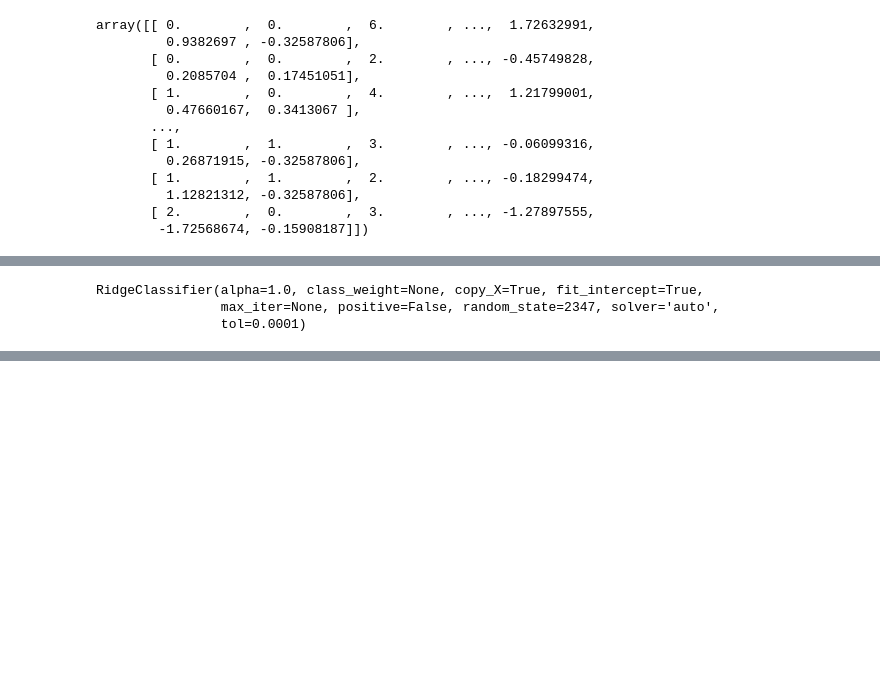
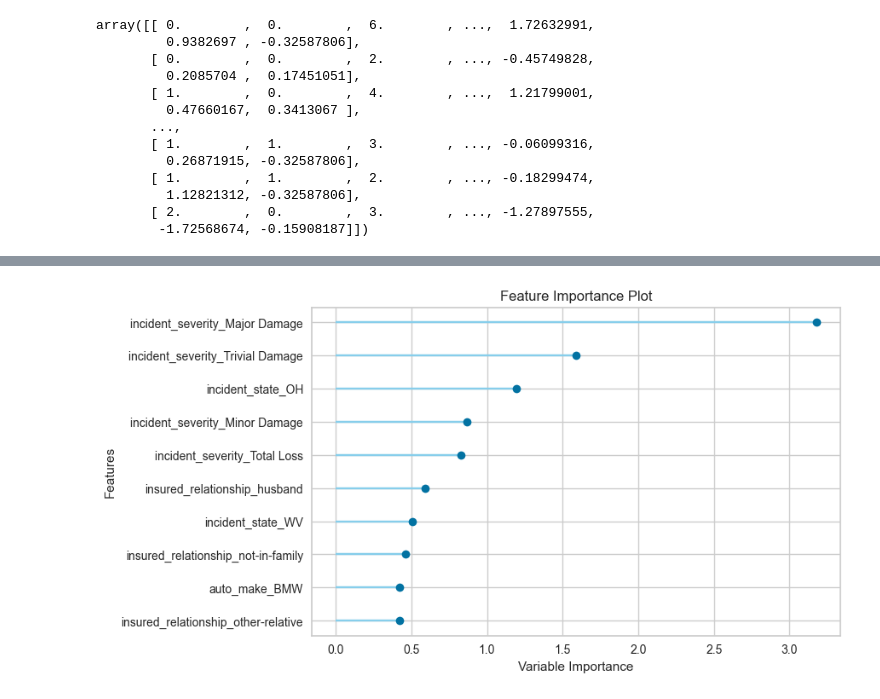
Before and after one commit to gbiamgaurav/insurance_claims, a Jupyter notebook: notebook/model_training.ipynb, the cells around one changed output, grey strips where cells are left out. Drawn from its saved outputs; the diff is of its cells as text; code cells hidden in the pictures; blank space fills up the shorter version.

```diff
--- a/notebook/model_training.ipynb
+++ b/notebook/model_training.ipynb
@@ -455,6 +464,3 @@ best_model = compare_models()
-# %%
-best_model
-# %% [output]
-RidgeClassifier(alpha=1.0, class_weight=None, copy_X=True, fit_intercept=True,
-                max_iter=None, positive=False, random_state=2347, solver='auto',
-                tol=0.0001)
+# %%
+plot_model(best_model, plot="feature")
+# %% [output]
@@ -460,0 +468 @@ RidgeClassifier(alpha=1.0, class_weight=None, copy_X=True, fit_intercept=True,
+[figure, added]
```
Also changed, not shown: parts of 13 cells of this notebook, 4 other files.
